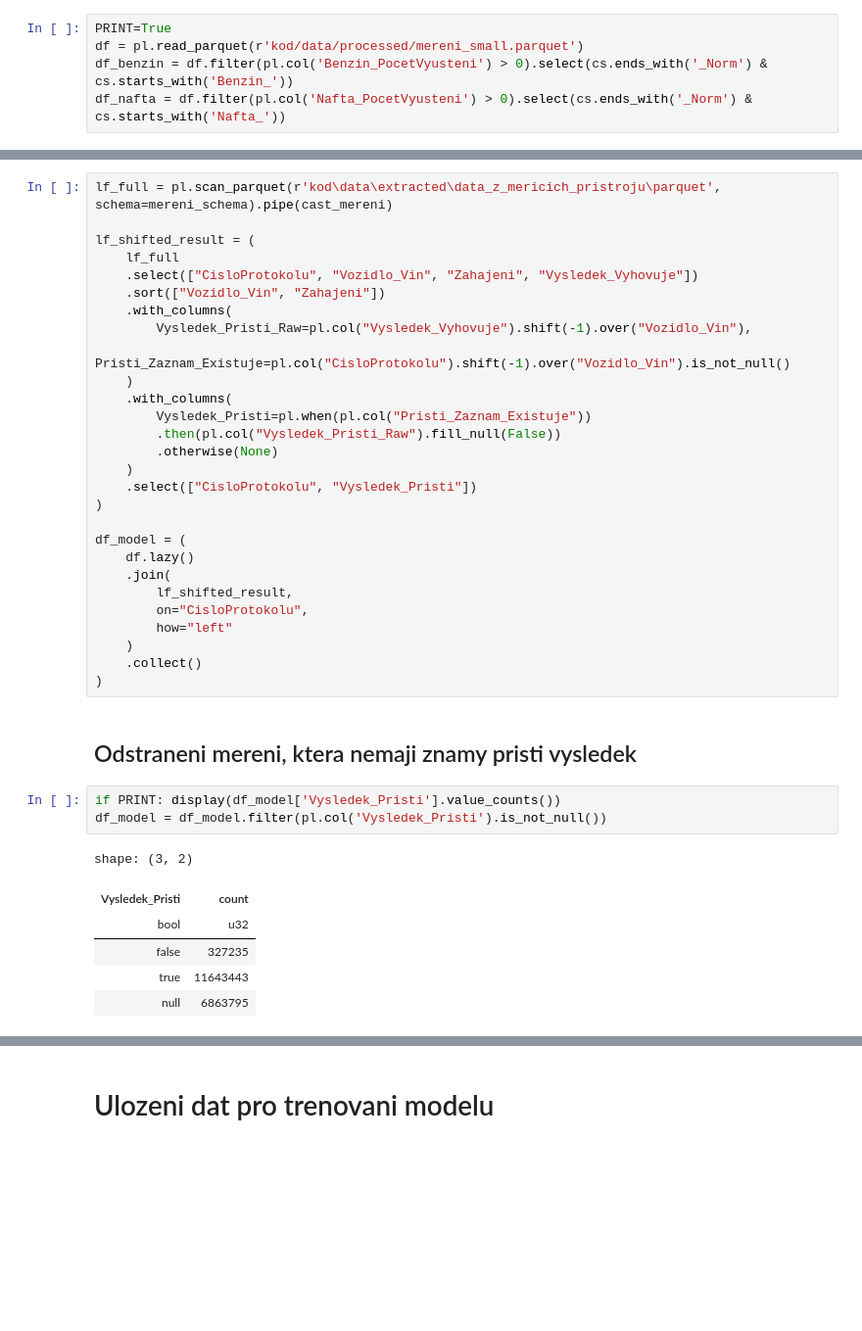
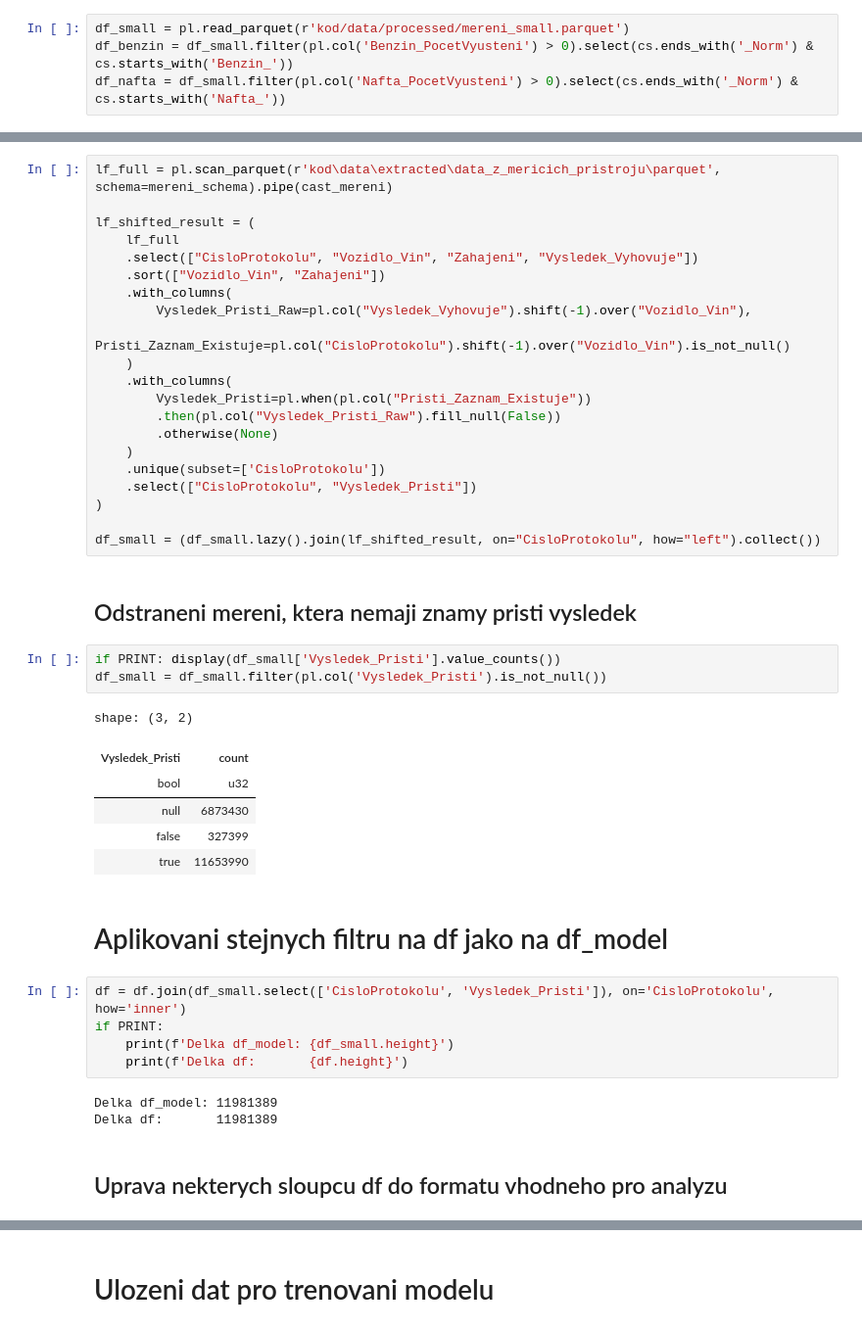
Before and after one commit to opendatalabcz/emissions-data-analysis-cz, a Jupyter notebook: kod/explorace/mereni_exploration.ipynb, the cells around one changed output, grey strips where cells are left out. Shown at 98% size. Saved outputs shown, nothing was run; the diff lists cells and outputs as text; blank space fills up the shorter version.

```diff
--- a/kod/explorace/mereni_exploration.ipynb
+++ b/kod/explorace/mereni_exploration.ipynb
@@ -585,10 +690,9 @@ df.write_parquet(r"kod\data\processed\mereni_small.parquet")
 # %% [markdown]
 # Analyza zpracovaneho datasetu
 # %%
-PRINT=True
-df = pl.read_parquet(r'kod/data/processed/mereni_small.parquet')
-df_benzin = df.filter(pl.col('Benzin_PocetVyusteni') > 0).select(cs.ends_with('_Norm') & cs.starts_with('Benzin_'))
-df_nafta = df.filter(pl.col('Nafta_PocetVyusteni') > 0).select(cs.ends_with('_Norm') & cs.starts_with('Nafta_'))
+df_small = pl.read_parquet(r'kod/data/processed/mereni_small.parquet')
+df_benzin = df_small.filter(pl.col('Benzin_PocetVyusteni') > 0).select(cs.ends_with('_Norm') & cs.starts_with('Benzin_'))
+df_nafta = df_small.filter(pl.col('Nafta_PocetVyusteni') > 0).select(cs.ends_with('_Norm') & cs.starts_with('Nafta_'))
 # %% [markdown]
 ## Rozdeleni a prazdne hodnoty
 # %%
@@ -808,27 +910,32 @@ lf_shifted_result = (
         .then(pl.col("Vysledek_Pristi_Raw").fill_null(False))
         .otherwise(None)
     )
+    .unique(subset=['CisloProtokolu'])
     .select(["CisloProtokolu", "Vysledek_Pristi"])
 )
 
-df_model = (
-    df.lazy()
-    .join(
-        lf_shifted_result,
-        on="CisloProtokolu",
-        how="left"
-    )
-    .collect()
-)
+df_small = (df_small.lazy().join(lf_shifted_result, on="CisloProtokolu", how="left").collect())
 # %% [markdown]
 ## Odstraneni mereni, ktera nemaji znamy pristi vysledek
 # %%
-if PRINT: display(df_model['Vysledek_Pristi'].value_counts())
-df_model = df_model.filter(pl.col('Vysledek_Pristi').is_not_null())
+if PRINT: display(df_small['Vysledek_Pristi'].value_counts())
+df_small = df_small.filter(pl.col('Vysledek_Pristi').is_not_null())
 # %% [output]
 shape: (3, 2)
 | Vysledek_Pristi | count |
 | bool | u32 |
-| false | 327235 |
-| true | 11643443 |
-| null | 6863795 |
+| null | 6873430 |
+| false | 327399 |
+| true | 11653990 |
+# %% [markdown]
+# Aplikovani stejnych filtru na df jako na df_model
+# %%
+df = df.join(df_small.select(['CisloProtokolu', 'Vysledek_Pristi']), on='CisloProtokolu', how='inner')
+if PRINT:
+    print(f'Delka df_model: {df_small.height}')
+    print(f'Delka df:       {df.height}')
+# %% [output]
+Delka df_model: 11981389
+Delka df:       11981389
+# %% [markdown]
+## Uprava nekterych sloupcu df do formatu vhodneho pro analyzu
```
Also changed, not shown: parts of 29 cells of this notebook, 22 other files.
